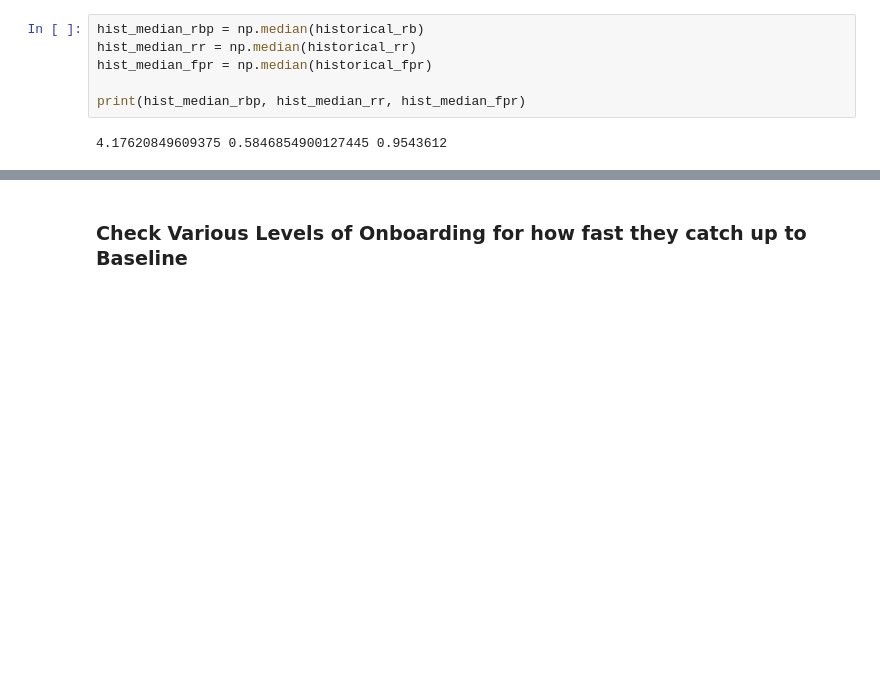
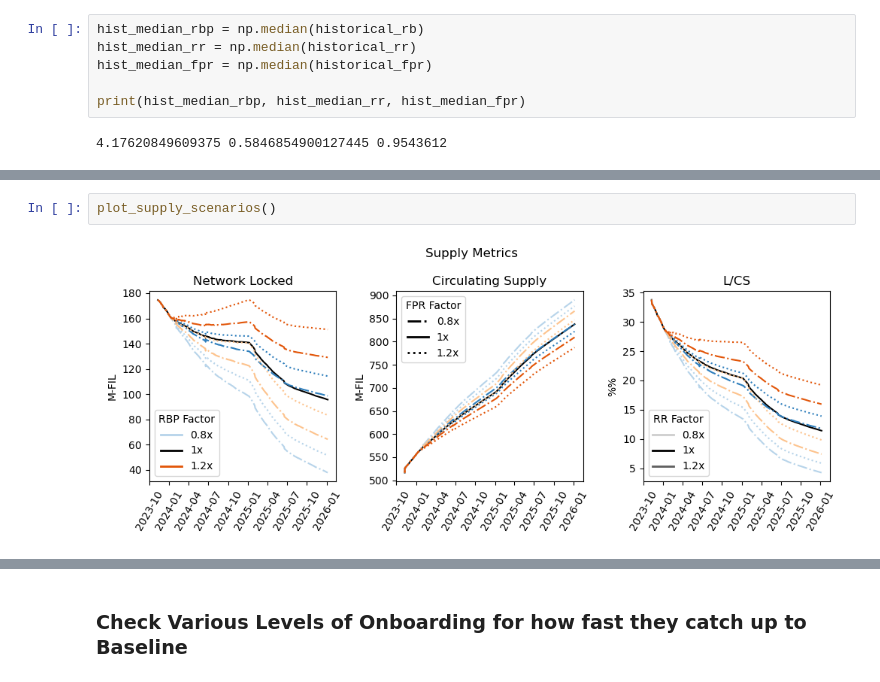
Before and after one commit to CELtd/cel, a Jupyter notebook: notebooks/baseline_crossing/01_2024_filecoin_forecasts.ipynb, the cells around one changed output, grey strips where cells are left out. Drawn from its saved outputs; the diff is of its cells as text; blank space fills up the shorter version.

```diff
--- a/notebooks/baseline_crossing/01_2024_filecoin_forecasts.ipynb
+++ b/notebooks/baseline_crossing/01_2024_filecoin_forecasts.ipynb
@@ -539,0 +632,4 @@ plot_power_scenarios()
+# %%
+plot_supply_scenarios()
+# %% [output]
+[figure, added]
```
Also changed, not shown: parts of 19 cells of this notebook.
